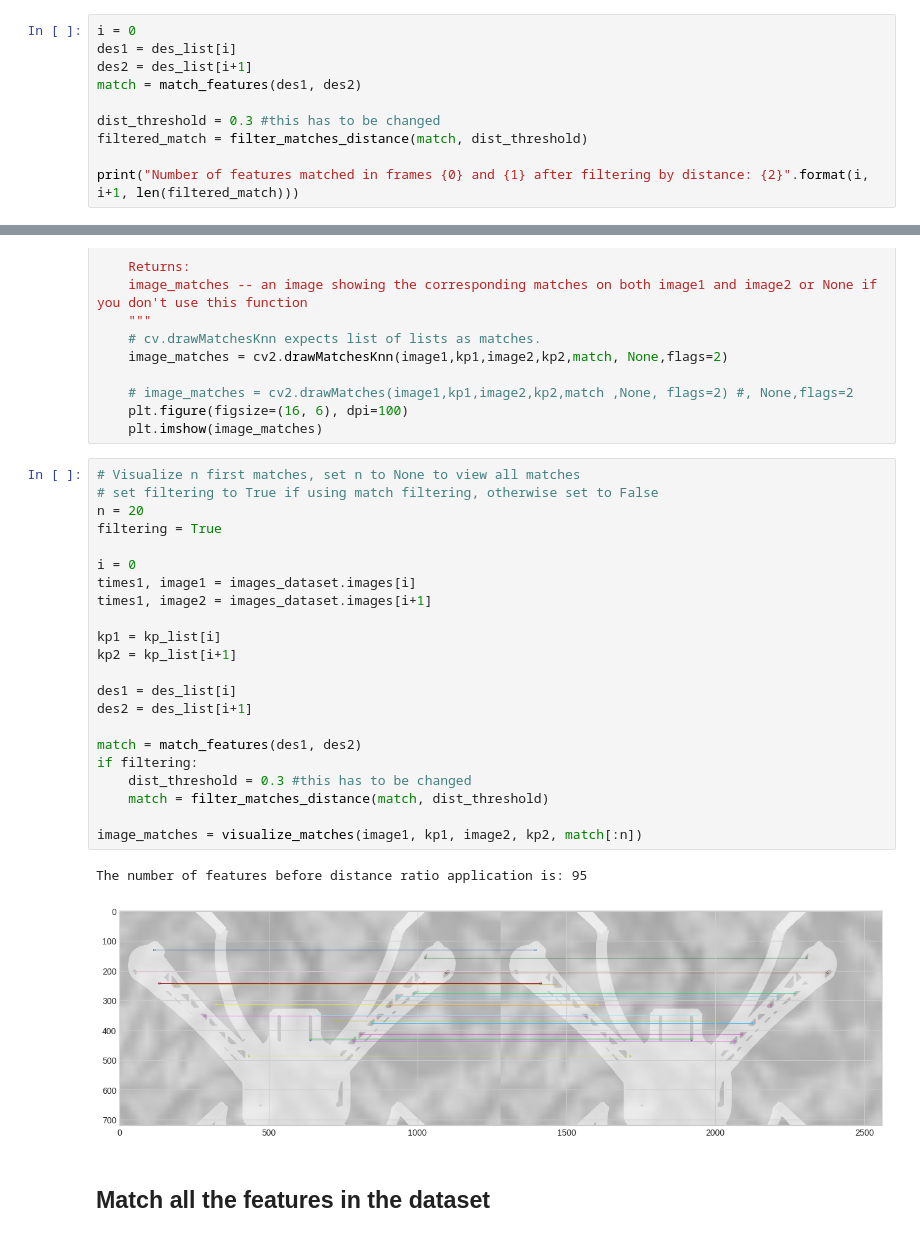
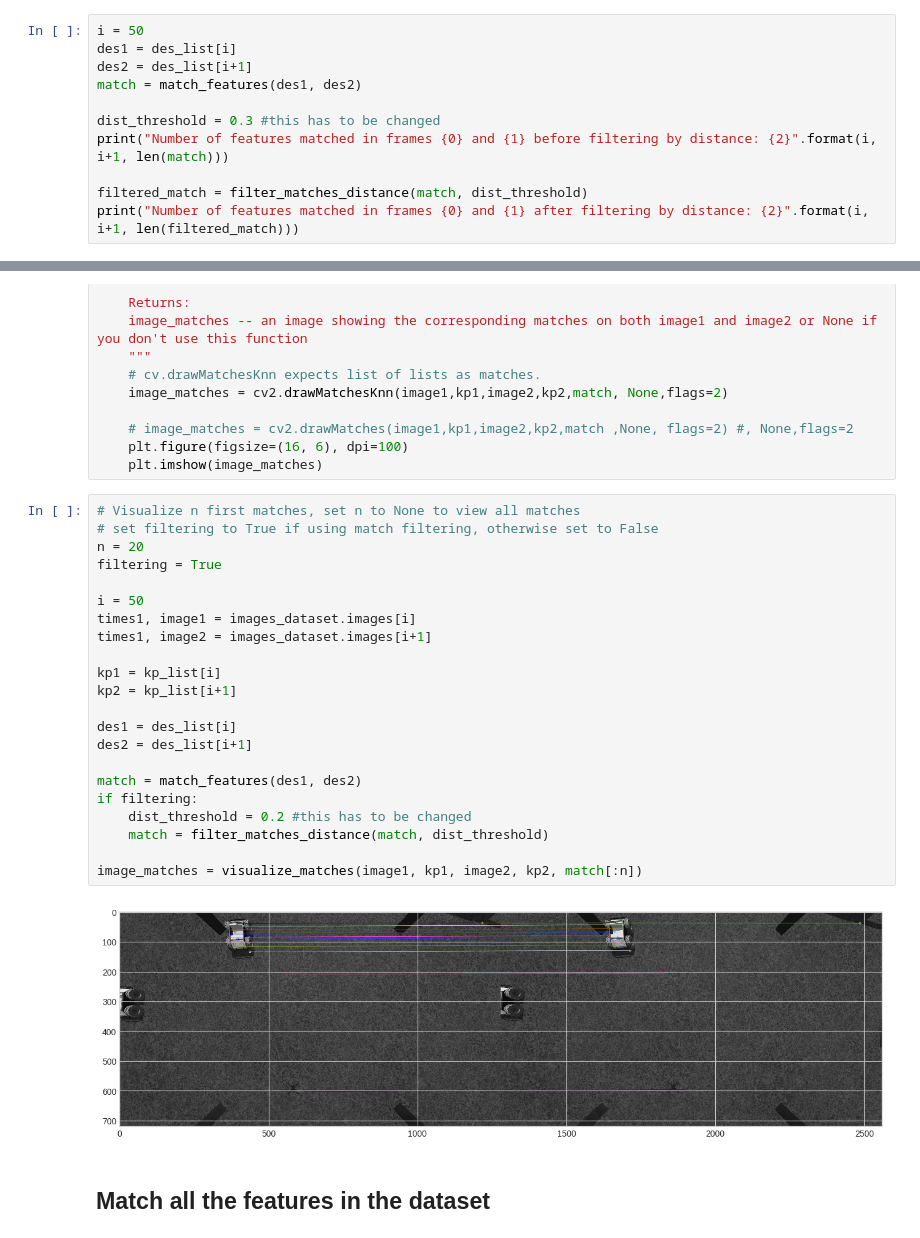
Before and after one commit to MikeS96/vio_quadrotor, a Jupyter notebook: VO.ipynb, the cells around one changed output, grey strips where cells are left out. Saved outputs shown, nothing was run; the diff lists cells and outputs as text.

```diff
--- a/VO.ipynb
+++ b/VO.ipynb
@@ -581,12 +600,13 @@ def filter_matches_distance(match, dist_threshold):
     return filtered_match
 # %%
-i = 0
+i = 50
 des1 = des_list[i]
 des2 = des_list[i+1]
 match = match_features(des1, des2)
 
 dist_threshold = 0.3 #this has to be changed
+print("Number of features matched in frames {0} and {1} before filtering by distance: {2}".format(i, i+1, len(match)))
+
 filtered_match = filter_matches_distance(match, dist_threshold)
-
 print("Number of features matched in frames {0} and {1} after filtering by distance: {2}".format(i, i+1, len(filtered_match)))
 # %% [output]
@@ -618,28 +638,27 @@ def visualize_matches(image1, kp1, image2, kp2, match):
 # %%
 # Visualize n first matches, set n to None to view all matches
 # set filtering to True if using match filtering, otherwise set to False
 n = 20
 filtering = True
 
-i = 0
+i = 50
 times1, image1 = images_dataset.images[i]
 times1, image2 = images_dataset.images[i+1]
 
 kp1 = kp_list[i]
 kp2 = kp_list[i+1]
 
 des1 = des_list[i]
 des2 = des_list[i+1]
 
 match = match_features(des1, des2)
 if filtering:
-    dist_threshold = 0.3 #this has to be changed
+    dist_threshold = 0.2 #this has to be changed
     match = filter_matches_distance(match, dist_threshold)
 
 image_matches = visualize_matches(image1, kp1, image2, kp2, match[:n])
 # %% [output]
-The number of features before distance ratio application is: 95
-[figure, old version]
+[figure, new version]
 # %% [markdown]
 ## Match all the features in the dataset
 # %%
```
Also changed, not shown: parts of 20 cells of this notebook.
